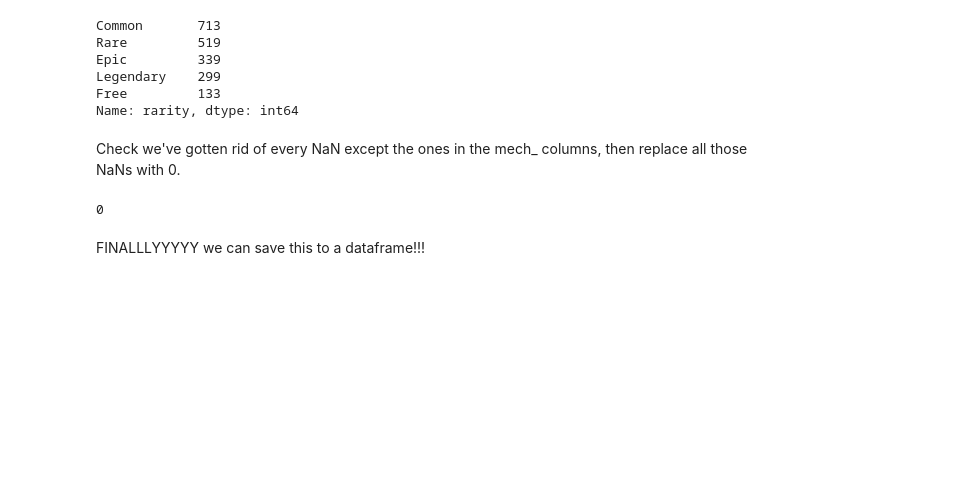
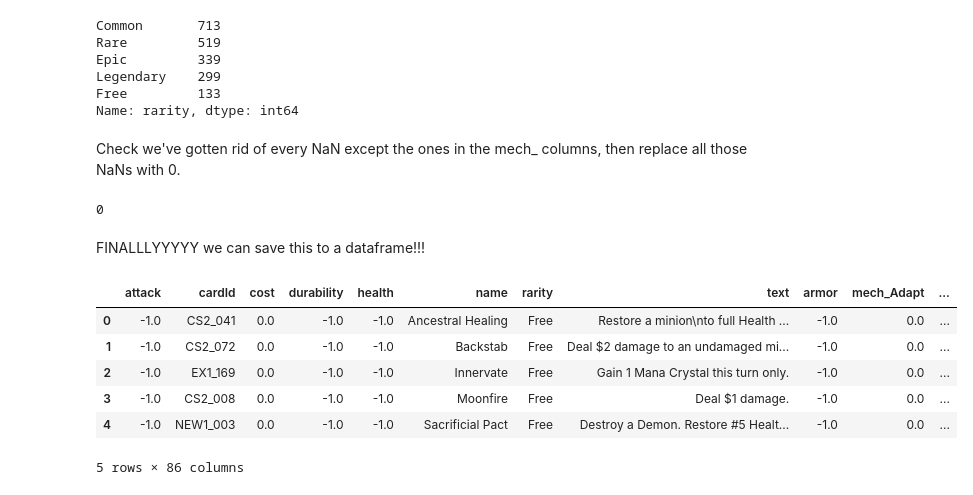
Before and after one commit to sarahberner/Capstone, a Jupyter notebook: 0.2 - EDA .ipynb, the cells around one changed output. Drawn from its saved outputs; the diff is of its cells as text; code cells hidden in the pictures; blank space fills up the shorter version.

```diff
--- a/0.2 - EDA .ipynb
+++ b/0.2 - EDA .ipynb
@@ -395,7 +395,7 @@ Legendary    299
 Free         133
 Name: rarity, dtype: int64
 # %%
-df['rarity'] = df['rarity'].map({'Free':0,
+df['rarity_value'] = df['rarity'].map({'Free':0,
                   'Common':1,
                  'Rare':2,
                  'Epic':3,
@@ -414,5 +414,15 @@ df.isna().sum().sum()
 0
 # %% [markdown]
 FINALLLYYYYY we can save this to a dataframe!!!
+# %%
+df.head()
+# %% [output]
+|  | attack | cardId | cost | durability | health | name | rarity | text | armor | mech_Adapt | ... |
+| 0 | -1.0 | CS2_041 | 0.0 | -1.0 | -1.0 | Ancestral Healing | Free | Restore a minion\nto full Health ... | -1.0 | 0.0 | ... |
+| 1 | -1.0 | CS2_072 | 0.0 | -1.0 | -1.0 | Backstab | Free | Deal $2 damage to an undamaged mi... | -1.0 | 0.0 | ... |
+| 2 | -1.0 | EX1_169 | 0.0 | -1.0 | -1.0 | Innervate | Free | Gain 1 Mana Crystal this turn only. | -1.0 | 0.0 | ... |
+| 3 | -1.0 | CS2_008 | 0.0 | -1.0 | -1.0 | Moonfire | Free | Deal $1 damage. | -1.0 | 0.0 | ... |
+| 4 | -1.0 | NEW1_003 | 0.0 | -1.0 | -1.0 | Sacrificial Pact | Free | Destroy a Demon. Restore #5 Healt... | -1.0 | 0.0 | ... |
+5 rows × 86 columns
 # %%
 df.to_csv('dummies_df_card_list.csv', index = False)
```
Also changed, not shown: parts of 2 cells of this notebook, 3 other files.
